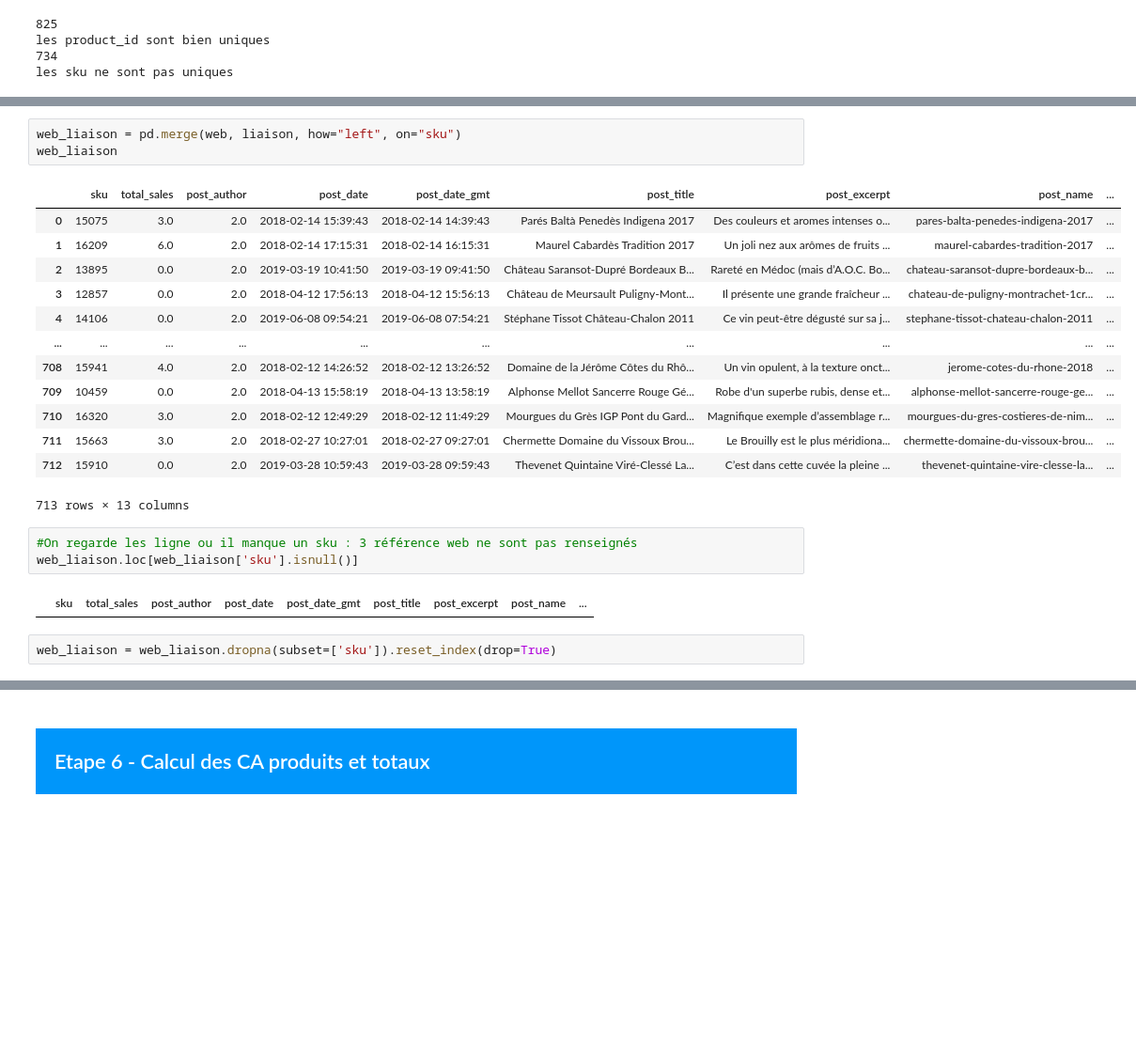
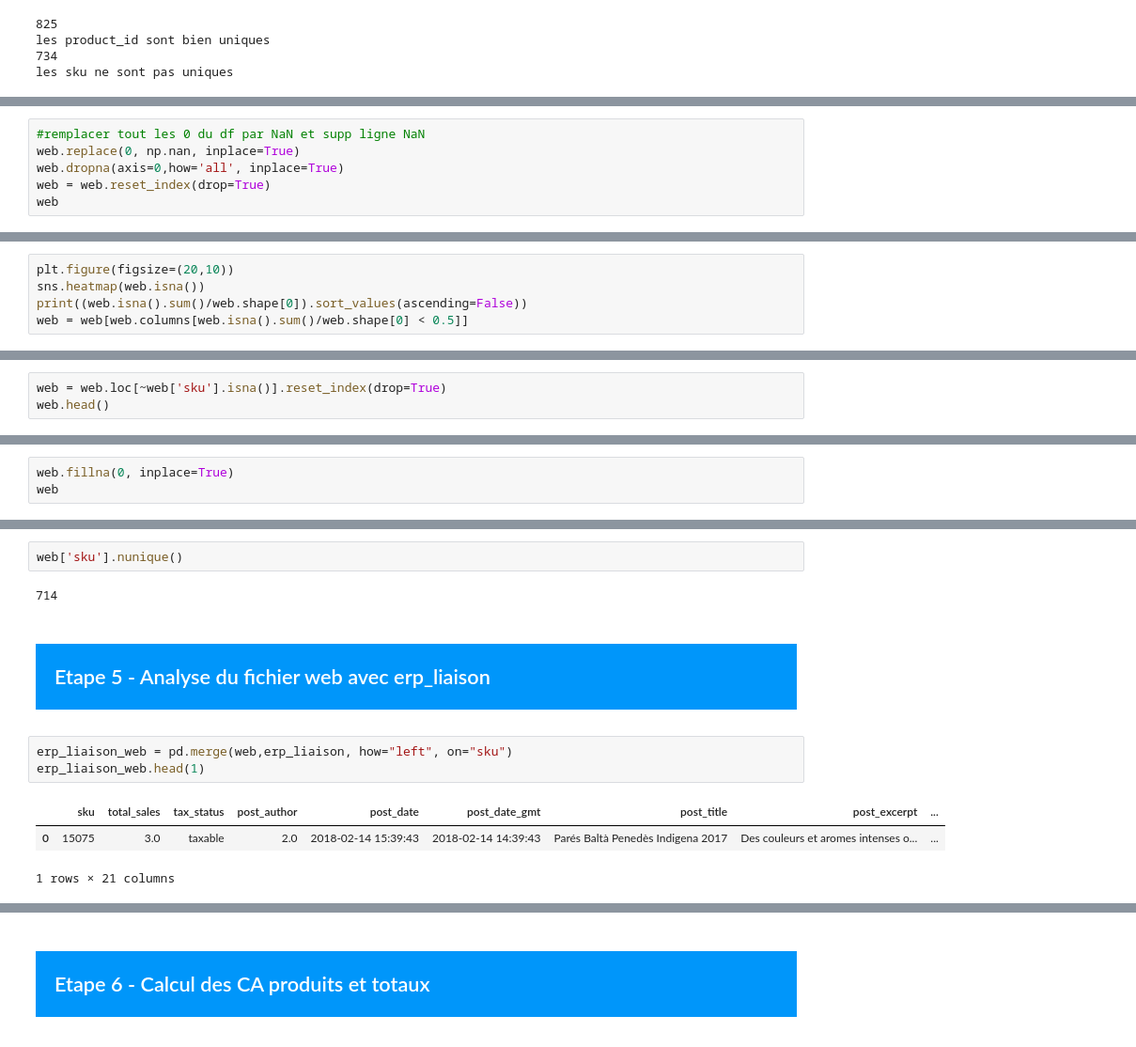
Before and after one commit to IshemZ/Bottleneck, a Jupyter notebook: Programme/main.ipynb, the cells around one changed output, grey strips where cells are left out. Shown at 94% size. Cells and saved outputs as stored; diff of their text form; blank space fills up the shorter version.

```diff
--- a/Programme/main.ipynb
+++ b/Programme/main.ipynb
@@ -312,0 +306,6 @@ memory usage: 13.0+ KB
+# %%
+#remplacer tout les 0 du df par NaN et supp ligne NaN
+web.replace(0, np.nan, inplace=True)
+web.dropna(axis=0,how='all', inplace=True)
+web = web.reset_index(drop=True)
+web
@@ -312,0 +332,5 @@ memory usage: 13.0+ KB
+# %%
+plt.figure(figsize=(20,10))
+sns.heatmap(web.isna())
+print((web.isna().sum()/web.shape[0]).sort_values(ascending=False))
+web = web[web.columns[web.isna().sum()/web.shape[0] < 0.5]]
@@ -312,0 +366,3 @@ memory usage: 13.0+ KB
+# %%
+web = web.loc[~web['sku'].isna()].reset_index(drop=True)
+web.head()
@@ -312,0 +382,3 @@ memory usage: 13.0+ KB
+# %%
+web.fillna(0, inplace=True)
+web
@@ -313,24 +399,15 @@ memory usage: 13.0+ KB
+# %%
+web['sku'].nunique()
+# %% [output]
+714
+# %% [markdown]
+<div style="background-color: RGB(0,150,250);" >
+<h2 style="margin: auto; padding: 20px; color:#fff; ">Etape 5 - Analyse du fichier web avec erp_liaison</h2>
+</div>
 # %%
-web_liaison = pd.merge(web, liaison, how="left", on="sku")
-web_liaison
+erp_liaison_web = pd.merge(web,erp_liaison, how="left", on="sku")
+erp_liaison_web.head(1)
 # %% [output]
-|  | sku | total_sales | post_author | post_date | post_date_gmt | post_title | post_excerpt | post_name | ... |
-| 0 | 15075 | 3.0 | 2.0 | 2018-02-14 15:39:43 | 2018-02-14 14:39:43 | Parés Baltà Penedès Indigena 2017 | Des couleurs et aromes intenses o... | pares-balta-penedes-indigena-2017 | ... |
-| 1 | 16209 | 6.0 | 2.0 | 2018-02-14 17:15:31 | 2018-02-14 16:15:31 | Maurel Cabardès Tradition 2017 | Un joli nez aux arômes de fruits ... | maurel-cabardes-tradition-2017 | ... |
-| 2 | 13895 | 0.0 | 2.0 | 2019-03-19 10:41:50 | 2019-03-19 09:41:50 | Château Saransot-Dupré Bordeaux B... | Rareté en Médoc (mais d’A.O.C. Bo... | chateau-saransot-dupre-bordeaux-b... | ... |
-| 3 | 12857 | 0.0 | 2.0 | 2018-04-12 17:56:13 | 2018-04-12 15:56:13 | Château de Meursault Puligny-Mont... | Il présente une grande fraîcheur ... | chateau-de-puligny-montrachet-1cr... | ... |
-| 4 | 14106 | 0.0 | 2.0 | 2019-06-08 09:54:21 | 2019-06-08 07:54:21 | Stéphane Tissot Château-Chalon 2011 | Ce vin peut-être dégusté sur sa j... | stephane-tissot-chateau-chalon-2011 | ... |
-| ... | ... | ... | ... | ... | ... | ... | ... | ... | ... |
-| 708 | 15941 | 4.0 | 2.0 | 2018-02-12 14:26:52 | 2018-02-12 13:26:52 | Domaine de la Jérôme Côtes du Rhô... | Un vin opulent, à la texture onct... | jerome-cotes-du-rhone-2018 | ... |
-| 709 | 10459 | 0.0 | 2.0 | 2018-04-13 15:58:19 | 2018-04-13 13:58:19 | Alphonse Mellot Sancerre Rouge Gé... | Robe d'un superbe rubis, dense et... | alphonse-mellot-sancerre-rouge-ge... | ... |
-| 710 | 16320 | 3.0 | 2.0 | 2018-02-12 12:49:29 | 2018-02-12 11:49:29 | Mourgues du Grès IGP Pont du Gard... | Magnifique exemple d’assemblage r... | mourgues-du-gres-costieres-de-nim... | ... |
-| 711 | 15663 | 3.0 | 2.0 | 2018-02-27 10:27:01 | 2018-02-27 09:27:01 | Chermette Domaine du Vissoux Brou... | Le Brouilly est le plus méridiona... | chermette-domaine-du-vissoux-brou... | ... |
-| 712 | 15910 | 0.0 | 2.0 | 2019-03-28 10:59:43 | 2019-03-28 09:59:43 | Thevenet Quintaine Viré-Clessé La... | C’est dans cette cuvée la pleine ... | thevenet-quintaine-vire-clesse-la... | ... |
+|  | sku | total_sales | tax_status | post_author | post_date | post_date_gmt | post_title | post_excerpt | ... |
+| 0 | 15075 | 3.0 | taxable | 2.0 | 2018-02-14 15:39:43 | 2018-02-14 14:39:43 | Parés Baltà Penedès Indigena 2017 | Des couleurs et aromes intenses o... | ... |
-713 rows × 13 columns
+1 rows × 21 columns
-# %%
-#On regarde les ligne ou il manque un sku : 3 référence web ne sont pas renseignés
-web_liaison.loc[web_liaison['sku'].isnull()]
-# %% [output]
-|  | sku | total_sales | post_author | post_date | post_date_gmt | post_title | post_excerpt | post_name | ... |
-# %%
-web_liaison = web_liaison.dropna(subset=['sku']).reset_index(drop=True)
```
Also changed, not shown: parts of 68 cells of this notebook.
